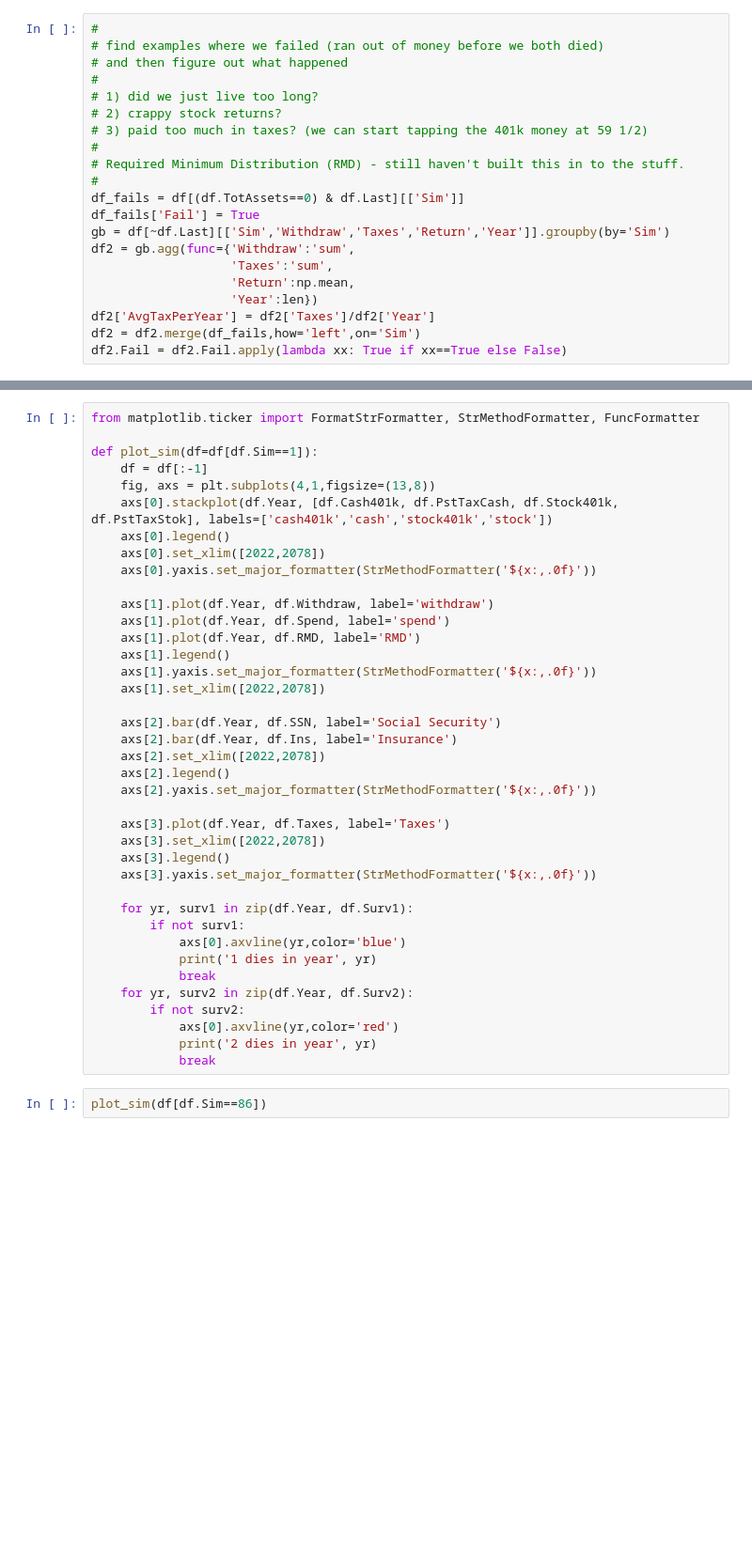
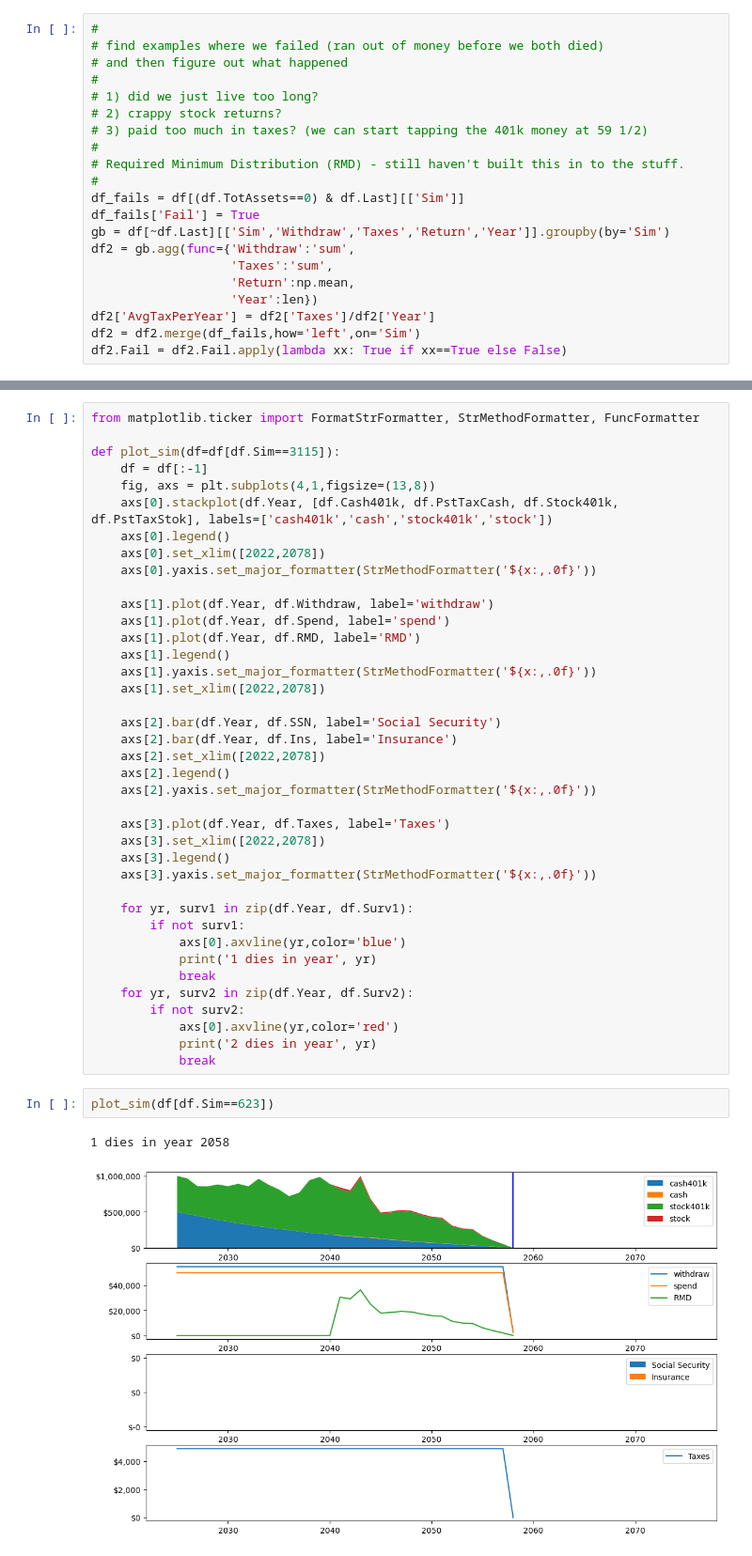
Before and after one commit to mcjcode/spendr, a Jupyter notebook: Spendr.ipynb, the cells around one changed output, grey strips where cells are left out. Shown at 94% size. Saved outputs shown, nothing was run; the diff lists cells and outputs as text; blank space fills up the shorter version.

```diff
--- a/Spendr.ipynb
+++ b/Spendr.ipynb
@@ -86,7 +113,7 @@ print(df2.Sim[df2.Fail].tolist())
 # %%
 from matplotlib.ticker import FormatStrFormatter, StrMethodFormatter, FuncFormatter
 
-def plot_sim(df=df[df.Sim==1]):
+def plot_sim(df=df[df.Sim==3115]):
     df = df[:-1]
     fig, axs = plt.subplots(4,1,figsize=(13,8))
     axs[0].stackplot(df.Year, [df.Cash401k, df.PstTaxCash, df.Stock401k, df.PstTaxStok], labels=['cash401k','cash','stock401k','stock'])
@@ -123,5 +150,8 @@ def plot_sim(df=df[df.Sim==1]):
             print('2 dies in year', yr)
             break
 # %%
-plot_sim(df[df.Sim==86])
+plot_sim(df[df.Sim==623])
+# %% [output]
+1 dies in year 2058
+[figure, added]
 # %%
```
Also changed, not shown: parts of 9 cells of this notebook, 6 other files.
